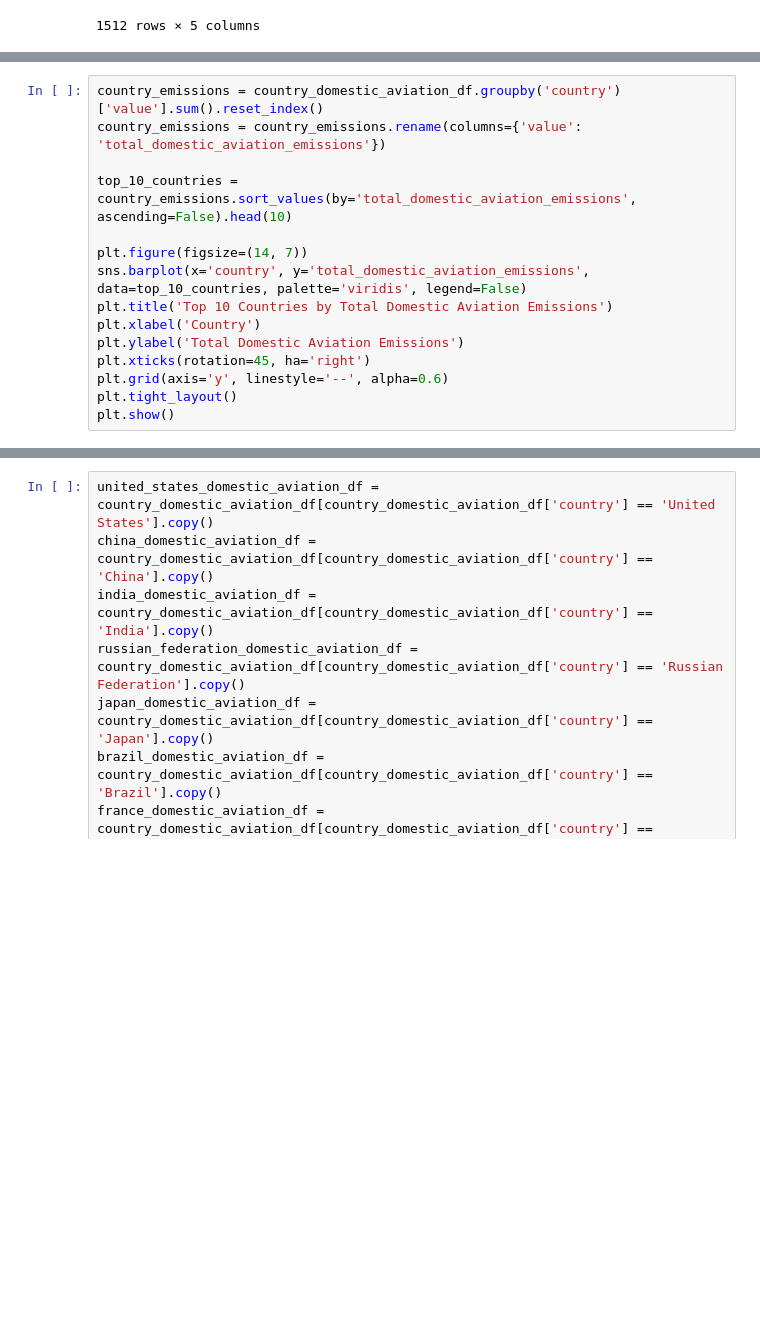
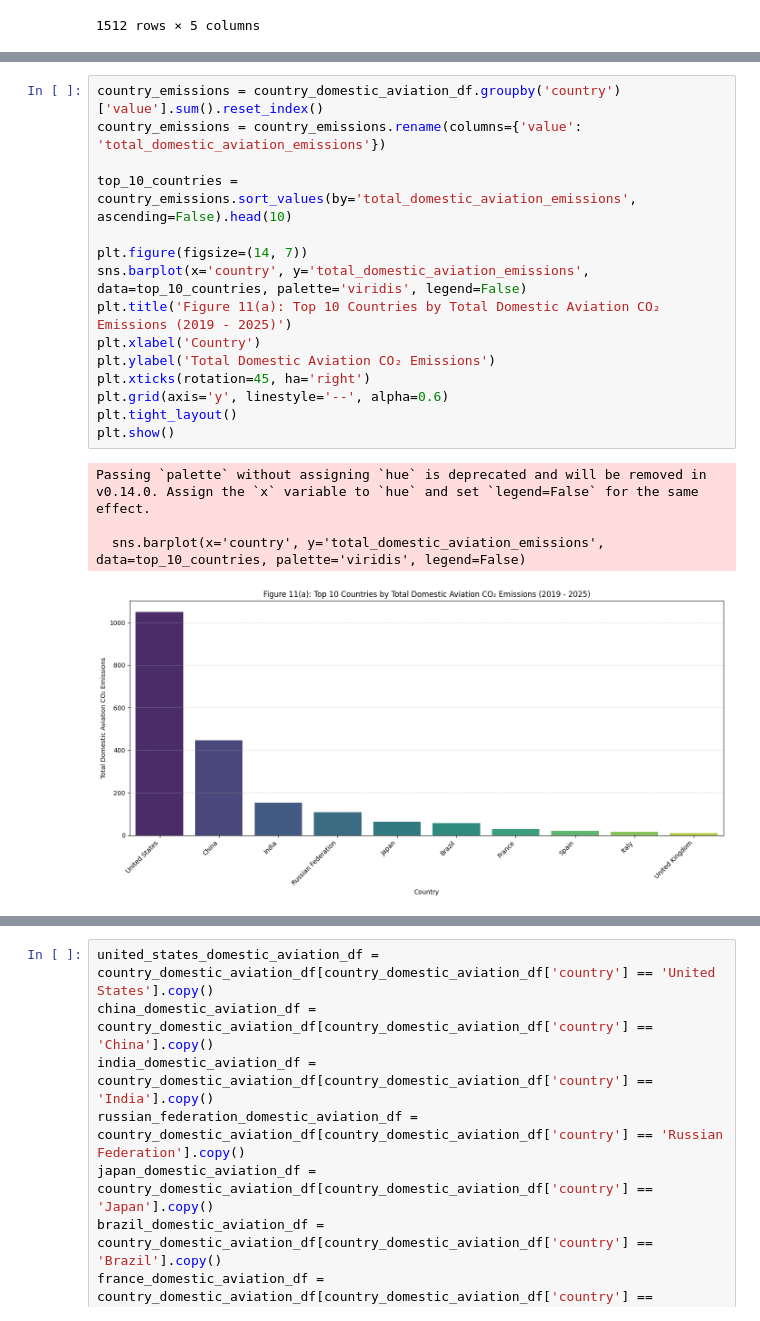
Before and after one commit to thisishasan/data_mining_and_machine_learning, a Jupyter notebook: data_mining_machine_learning.ipynb, the cells around one changed output, grey strips where cells are left out. Saved outputs shown, nothing was run; the diff lists cells and outputs as text; blank space fills up the shorter version.

```diff
--- a/data_mining_machine_learning.ipynb
+++ b/data_mining_machine_learning.ipynb
@@ -1493,18 +1496,23 @@ country_domestic_aviation_df.head()
 # %%
 country_emissions = country_domestic_aviation_df.groupby('country')['value'].sum().reset_index()
 country_emissions = country_emissions.rename(columns={'value': 'total_domestic_aviation_emissions'})
 
 top_10_countries = country_emissions.sort_values(by='total_domestic_aviation_emissions', ascending=False).head(10)
 
 plt.figure(figsize=(14, 7))
 sns.barplot(x='country', y='total_domestic_aviation_emissions', data=top_10_countries, palette='viridis', legend=False)
-plt.title('Top 10 Countries by Total Domestic Aviation Emissions')
+plt.title('Figure 11(a): Top 10 Countries by Total Domestic Aviation CO₂ Emissions (2019 - 2025)')
 plt.xlabel('Country')
-plt.ylabel('Total Domestic Aviation Emissions')
+plt.ylabel('Total Domestic Aviation CO₂ Emissions')
 plt.xticks(rotation=45, ha='right')
 plt.grid(axis='y', linestyle='--', alpha=0.6)
 plt.tight_layout()
 plt.show()
+# %% [output]
+Passing `palette` without assigning `hue` is deprecated and will be removed in v0.14.0. Assign the `x` variable to `hue` and set `legend=False` for the same effect.
+
+  sns.barplot(x='country', y='total_domestic_aviation_emissions', data=top_10_countries, palette='viridis', legend=False)
+[figure, added]
 # %%
 top_10_country_names = top_10_countries['country'].tolist()
 
```
Also changed, not shown: parts of 26 cells of this notebook.
